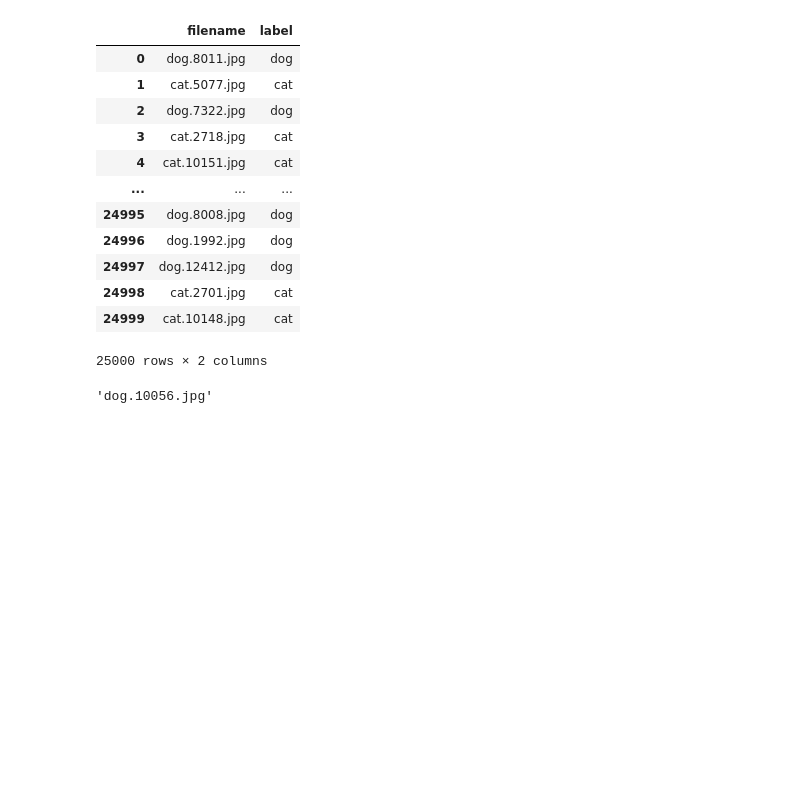
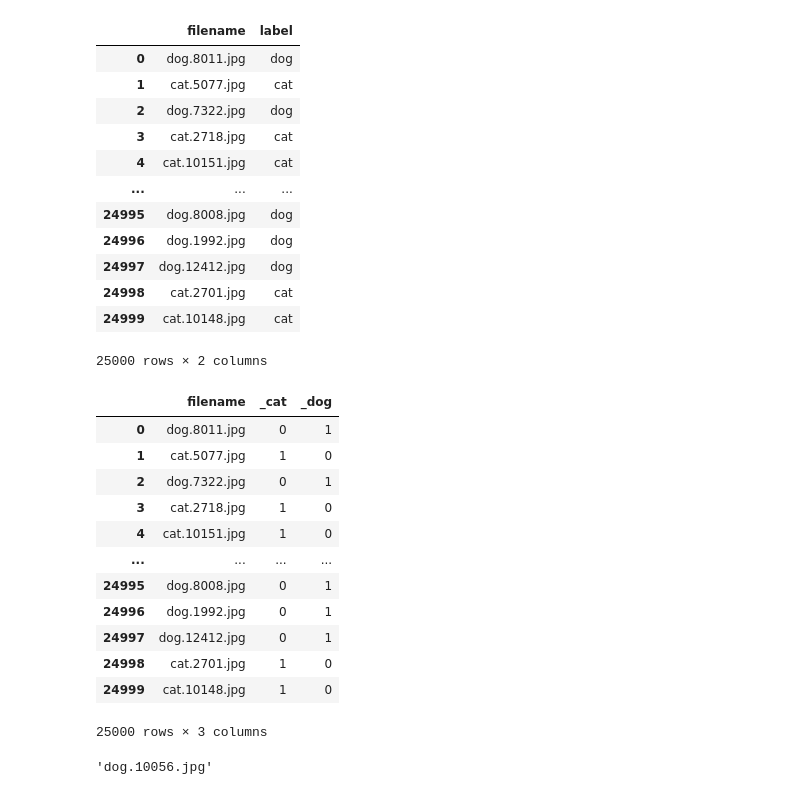
Before and after one commit to Lelelass/Deep-Learning-21, a Jupyter notebook: Labb/lab.ipynb, the cells around one changed output. Drawn from its saved outputs; the diff is of its cells as text; code cells hidden in the pictures; blank space fills up the shorter version.

Commit message:
Get-dummies test added

```diff
--- a/Labb/lab.ipynb
+++ b/Labb/lab.ipynb
@@ -25,6 +25,22 @@ df
 | 24998 | cat.2701.jpg | cat |
 | 24999 | cat.10148.jpg | cat |
 25000 rows × 2 columns
+# %%
+pd.get_dummies(df, columns = ['label'], prefix=[''])
+# %% [output]
+|  | filename | _cat | _dog |
+| 0 | dog.8011.jpg | 0 | 1 |
+| 1 | cat.5077.jpg | 1 | 0 |
+| 2 | dog.7322.jpg | 0 | 1 |
+| 3 | cat.2718.jpg | 1 | 0 |
+| 4 | cat.10151.jpg | 1 | 0 |
+| ... | ... | ... | ... |
+| 24995 | dog.8008.jpg | 0 | 1 |
+| 24996 | dog.1992.jpg | 0 | 1 |
+| 24997 | dog.12412.jpg | 0 | 1 |
+| 24998 | cat.2701.jpg | 1 | 0 |
+| 24999 | cat.10148.jpg | 1 | 0 |
+25000 rows × 3 columns
 # %%
 rand_indexes = np.random.randint(0,24999, size = 10)
 rand_pics = df.loc[rand_indexes]
```
